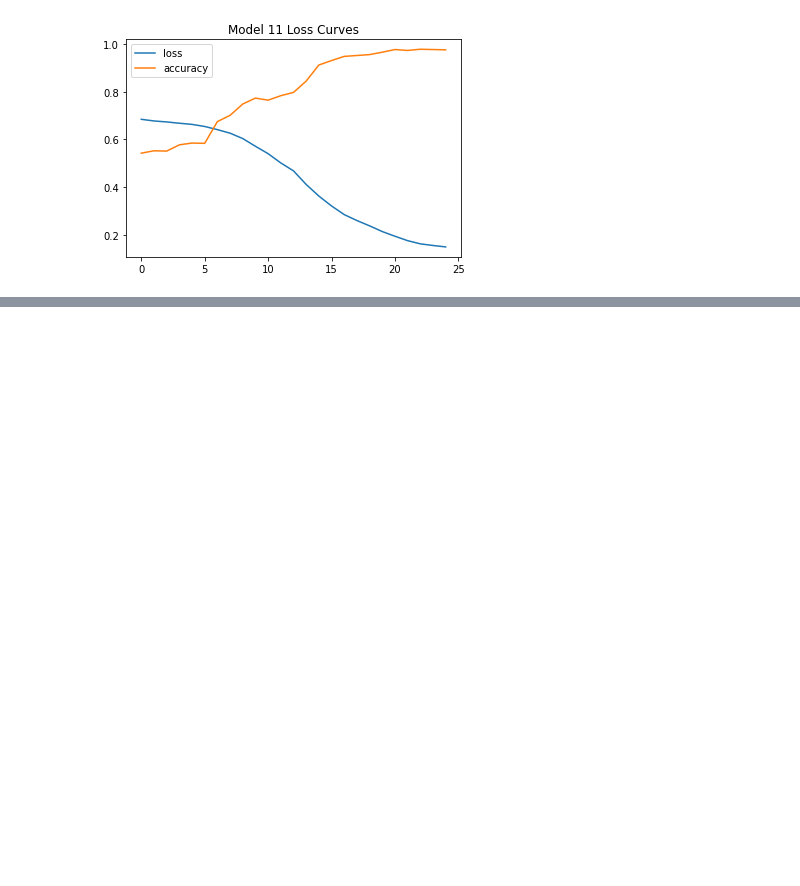
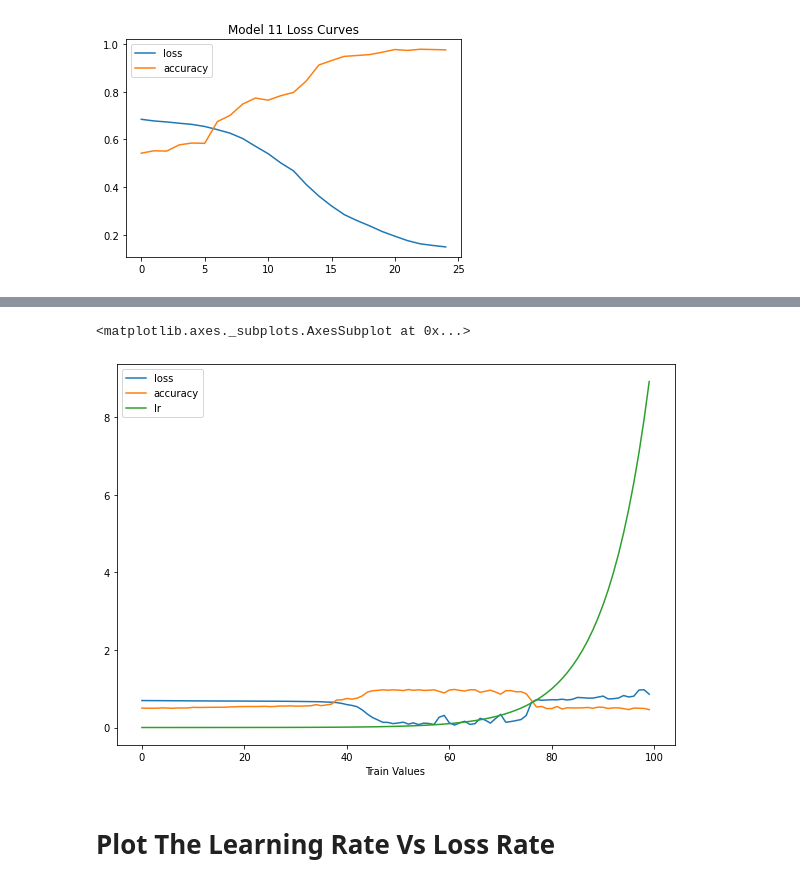
Before and after one commit to Mabtoor-Mabx/Tensor_Flow_Practices, a Jupyter notebook: Neural_Network_Classification_.ipynb, the cells around one changed output, grey strips where cells are left out. Drawn from its saved outputs; the diff is of its cells as text; code cells hidden in the pictures; blank space fills up the shorter version.

```diff
--- a/Neural_Network_Classification_.ipynb
+++ b/Neural_Network_Classification_.ipynb
@@ -993,0 +1015,34 @@ Text(0.5, 1.0, 'Model 11 Loss Curves')
+# %%
+tf.random.set_seed(42)
+
+
+# Create A Model
+
+
+model_12 = tf.keras.Sequential([
+                                tf.keras.layers.Dense(4, activation='relu'),
+                                tf.keras.layers.Dense(4, activation='relu'),
+                                tf.keras.layers.Dense(1, activation='sigmoid')
+])
+
+
+# Compile A Model
+
+model_12.compile(
+    loss = tf.keras.losses.BinaryCrossentropy(),
+    optimizer = tf.keras.optimizers.Adam(),
+    metrics=['accuracy']
+)
+
+model_12.add(Flatten())
+
+
+# Create Learning Rate Call Back
+
+lr_schedular = tf.keras.callbacks.LearningRateScheduler(lambda epochs : 1e-4 * 10 ** (epochs/20))
+
+
+# Fit The Model
+
+
+history_12 =   model_12.fit(tf.expand_dims(X_train , axis=1), Y_train, epochs=100, callbacks=[lr_schedular])
@@ -993,0 +1067,7 @@ Text(0.5, 1.0, 'Model 11 Loss Curves')
+# %%
+pd.DataFrame(history_12.history).plot(figsize=(10,7), xlabel='Train Values')
+# %% [output]
+<matplotlib.axes._subplots.AxesSubplot at 0x...>
+[figure, added]
+# %% [markdown]
+# Plot The Learning Rate Vs Loss Rate
```
Also changed, not shown: parts of 53 cells of this notebook.
